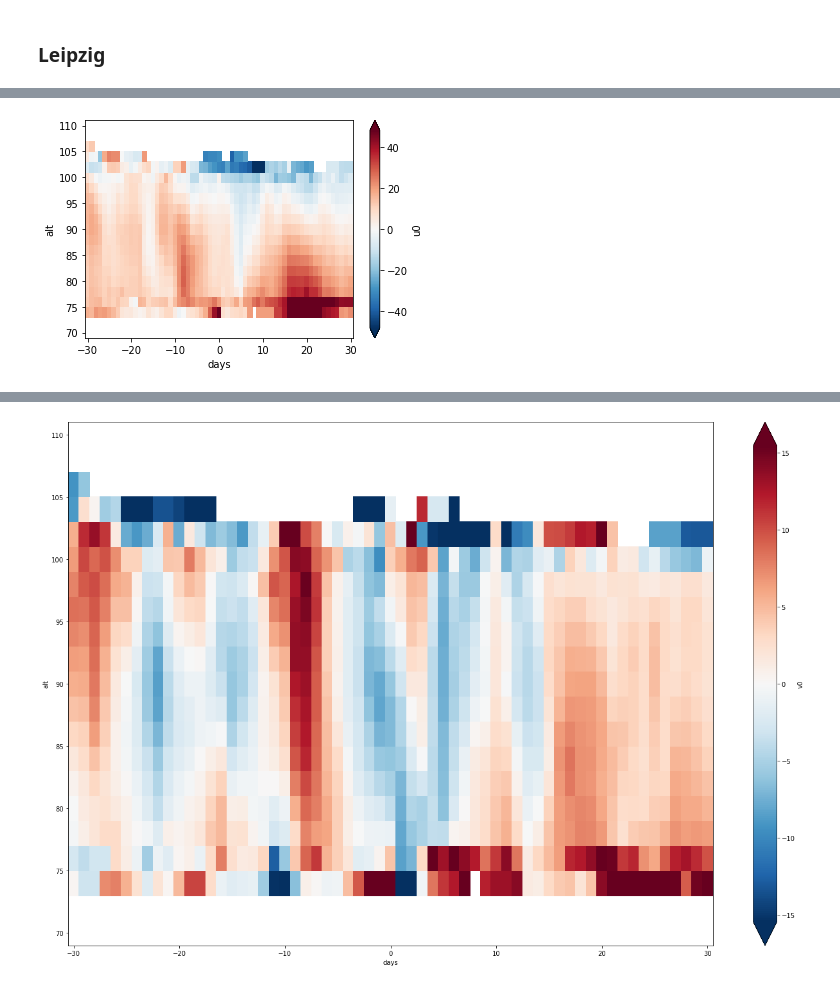
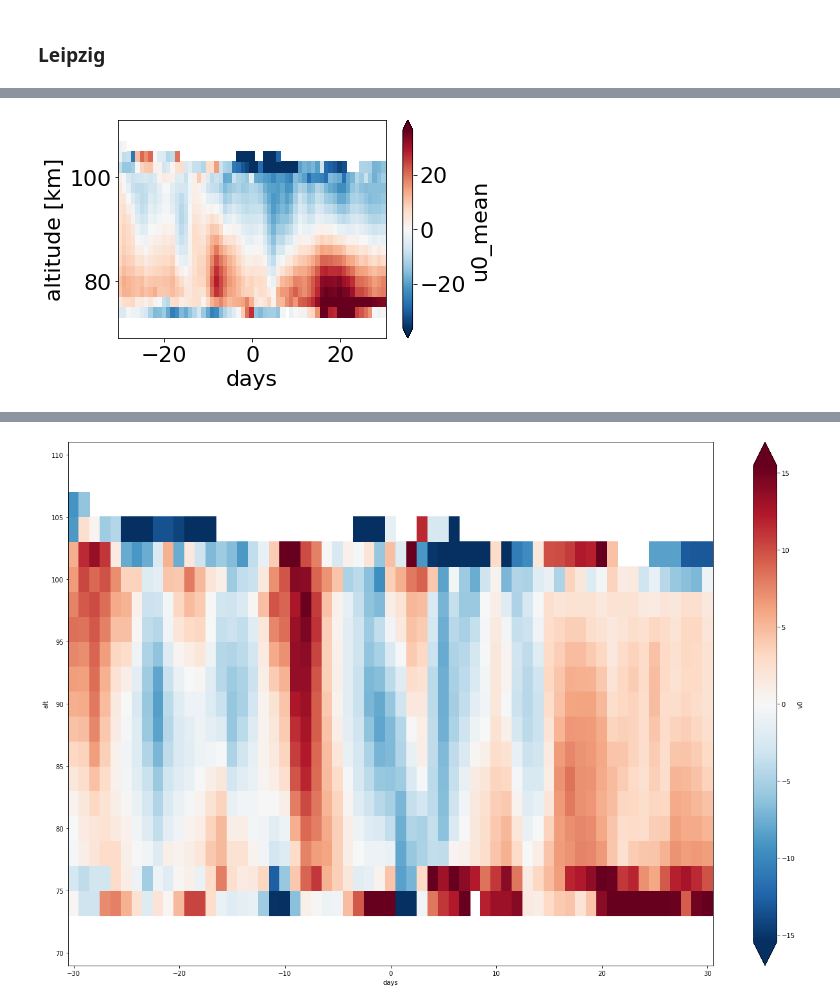
Before and after one commit to VACILT/SSW_project, a Jupyter notebook: Issue 2 - Analysis of new data.ipynb, the cells around one changed output, grey strips where cells are left out. Saved outputs shown, nothing was run; the diff lists cells and outputs as text; code cells hidden in the pictures.

Commit message:
implementing new plotting formats, including standard deviation

```diff
--- a/Issue 2 - Analysis of new data.ipynb
+++ b/Issue 2 - Analysis of new data.ipynb
@@ -7,3 +7,5 @@ import numpy as np
 import matplotlib.pyplot as plt
 import pandas as pd
 import glob
+
+xr.set_options(keep_attrs = True, display_style = 'html')
@@ -19,9 +23,9 @@ def read_group(gruppe,loc):
     elif loc == 'Leipzig':
         timestart =  '2004-08-01'
         timeend =  '2020-12-31'
-    elif loc=='CMA':
+    elif loc=='CMOR':
         timestart = '2002-01-01'
-        timeend = '2018-12-31'
+        timeend = '2020-12-31'
     elif loc=='Davis':
         timestart = '2005-01-01'
         timeend ='2020-12-31'
@@ -49,8 +53,13 @@ def read_group(gruppe,loc):
     ds_info = xr.open_dataset(f'{root_path}{station}_solar_cycle.h5', group = 'info')
     ds_info = ds_info.rename({'phony_dim_7': 'alt'})
 
-    ds = xr.open_dataset(f'{root_path}{station}_solar_cycle.h5', group = 'wind')
-    ds = ds.rename({'phony_dim_10': 'time', 'phony_dim_11': 'alt'})
+
+    if gruppe == 'wind':
+        ds = xr.open_dataset(f'{root_path}{station}_solar_cycle.h5', group = 'wind')
+        ds = ds.rename({'phony_dim_10': 'time', 'phony_dim_11': 'alt'})
+    elif gruppe == 'waves':
+        ds = xr.open_dataset(f'{root_path}{station}_solar_cycle.h5', group = 'waves')
+        ds = ds.rename({'phony_dim_8': 'time', 'phony_dim_9': 'alt'})
 
     s_year = int(ds_info['year'].values[0][0])
     s_month = int(ds_info['month'].values[0][0])
@@ -58,7 +67,8 @@ def read_group(gruppe,loc):
 
     ds = ds.assign_coords({"alt": ds_info['alt'].squeeze(),
                    "time": pd.date_range(f'{s_year}-{s_month}-{s_day}', freq = 'D', periods = ds.time.shape[0])})
-
+    ds['alt'].attrs['units'] = 'km'
+    ds['alt'].attrs['long_name'] = 'altitude'
 
     return ds
 # %%
@@ -108,7 +118,12 @@ def sea(days_period,station,var):
         sel_dates = pd.to_datetime(dates.index) + pd.Timedelta(str(days)+' days')
         mask = np.in1d(var.time.dt.floor('1D'),sel_dates)
         comp_m = var.sel(time = mask).mean('time')
-        xa_ls.append(comp_m)
+        comp_s = var.sel(time = mask).std('time')
+        comp_m.name=f'{var.name}_mean'
+        comp_s.name=f'{var.name}_std'
+
+        #print(comp_m, comp_s)
+        xa_ls.append(xr.merge([comp_m, comp_s]))
 
     xa_comp = xr.concat(xa_ls, dim = 'days')
     xa_comp['days'] = range(-max_lag, max_lag+1)
@@ -143,4 +177,4 @@ sea_v_col_anomalie = sea(30,'Leipzig',v_col_anomalie)
 # %%
-ax1 = sea_u_col.sel(alt = slice(70,110)).plot(x='days',robust=True)
+ax2 = sea_u_col_anomalie['u0_mean'].sel(alt = slice(70,110)).plot(x='days',robust=True)
 # %% [output]
-[figure, old version]
+[figure, new version]
```
Also changed, not shown: parts of 75 cells of this notebook.
